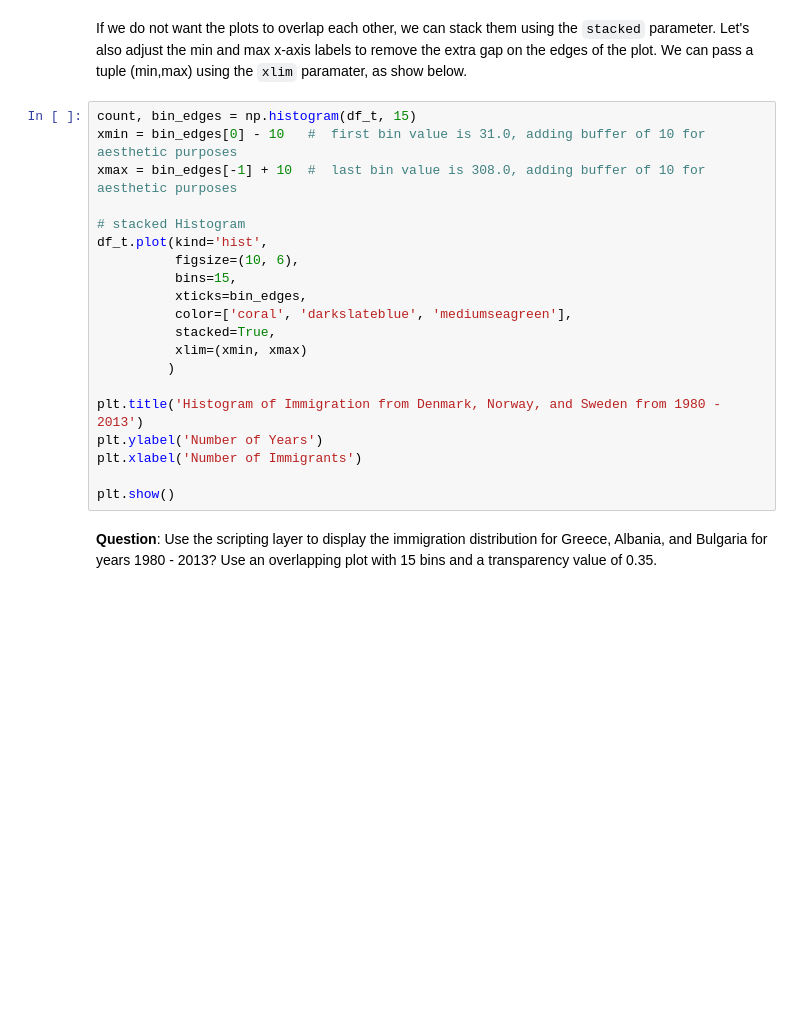
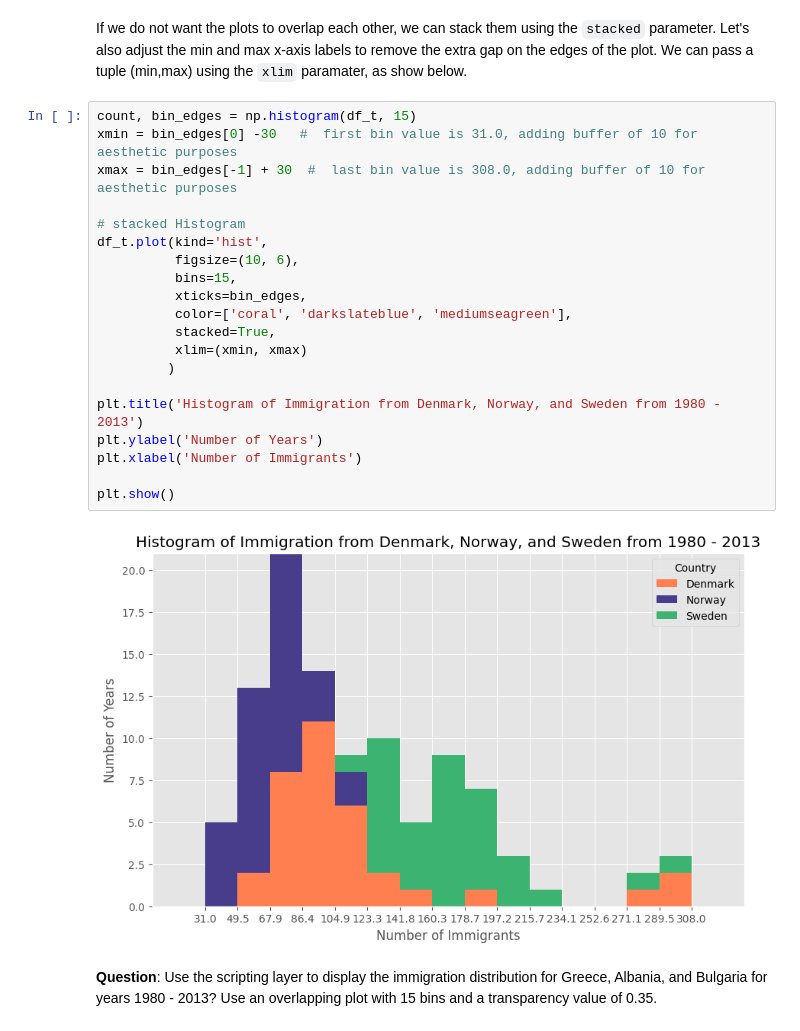
Before and after one commit to sammizewskiperscholas/pandas_demos, a Jupyter notebook: coursera_labs_visualization/DV0101EN-Exercise-Area-Plots-Histograms-and-Bar-Charts.ipynb, the cells around one changed output. Drawn from its saved outputs; the diff is of its cells as text; blank space fills up the shorter version.

```diff
--- a/coursera_labs_visualization/DV0101EN-Exercise-Area-Plots-Histograms-and-Bar-Charts.ipynb
+++ b/coursera_labs_visualization/DV0101EN-Exercise-Area-Plots-Histograms-and-Bar-Charts.ipynb
@@ -394,24 +531,26 @@ for name, hex in matplotlib.colors.cnames.items():
 If we do not want the plots to overlap each other, we can stack them using the `stacked` parameter. Let's also adjust the min and max x-axis labels to remove the extra gap on the edges of the plot. We can pass a tuple (min,max) using the `xlim` paramater, as show below.
 # %%
 count, bin_edges = np.histogram(df_t, 15)
-xmin = bin_edges[0] - 10   #  first bin value is 31.0, adding buffer of 10 for aesthetic purposes
-xmax = bin_edges[-1] + 10  #  last bin value is 308.0, adding buffer of 10 for aesthetic purposes
+xmin = bin_edges[0] -30   #  first bin value is 31.0, adding buffer of 10 for aesthetic purposes
+xmax = bin_edges[-1] + 30  #  last bin value is 308.0, adding buffer of 10 for aesthetic purposes
 
 # stacked Histogram
 df_t.plot(kind='hist',
           figsize=(10, 6),
           bins=15,
           xticks=bin_edges,
           color=['coral', 'darkslateblue', 'mediumseagreen'],
           stacked=True,
           xlim=(xmin, xmax)
          )
 
 plt.title('Histogram of Immigration from Denmark, Norway, and Sweden from 1980 - 2013')
 plt.ylabel('Number of Years')
 plt.xlabel('Number of Immigrants')
 
 plt.show()
+# %% [output]
+[figure, added]
 # %% [markdown]
 **Question**: Use the scripting layer to display the immigration distribution for Greece, Albania, and Bulgaria for years 1980 - 2013? Use an overlapping plot with 15 bins and a transparency value of 0.35.
 # %%
```
Also changed, not shown: parts of 36 cells of this notebook.
